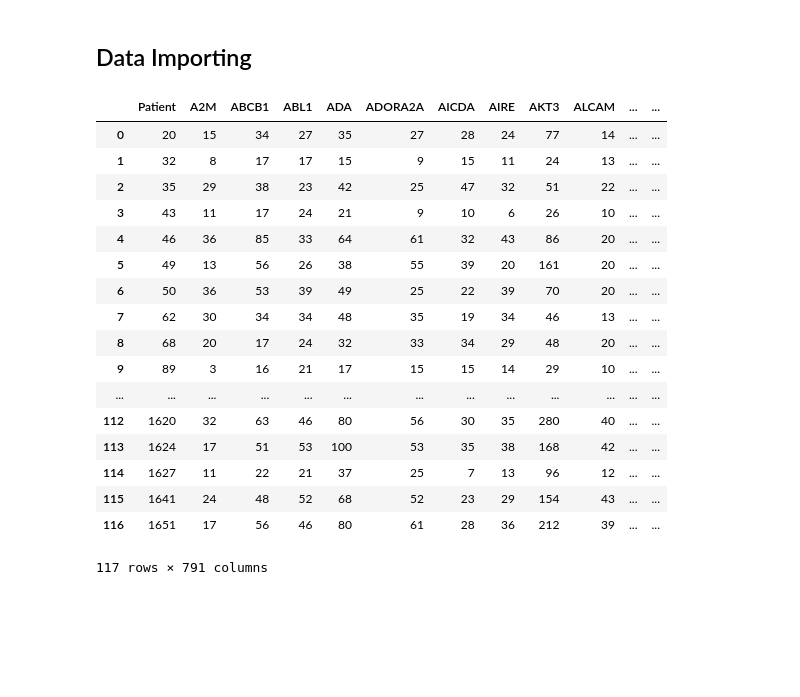
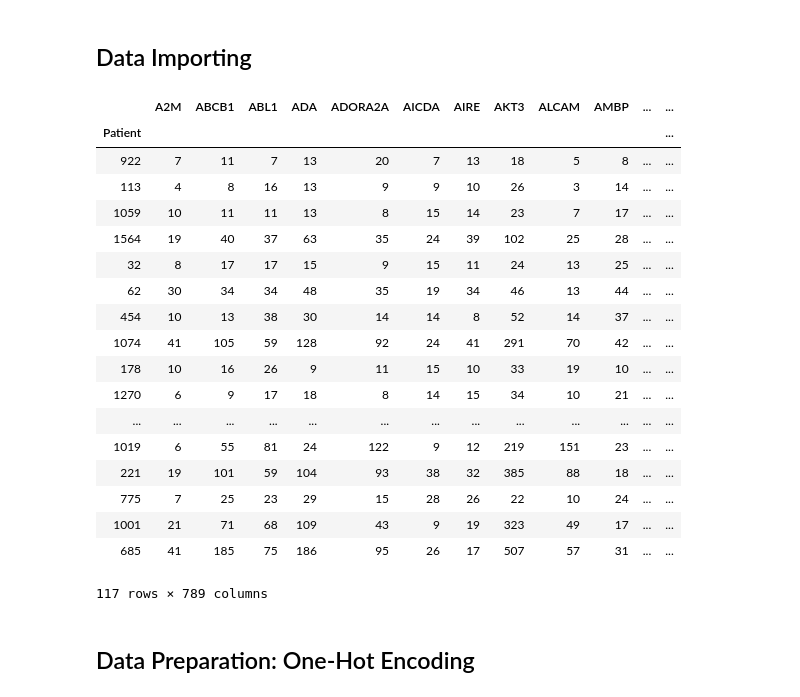
Before and after one commit to ChaojieZhang-cz/BuffyCoatTranscriptome, a Jupyter notebook: Project_2_1_v2.ipynb, the cells around one changed output. Saved outputs shown, nothing was run; the diff lists cells and outputs as text; code cells hidden in the pictures; blank space fills up the shorter version.

```diff
--- a/Project_2_1_v2.ipynb
+++ b/Project_2_1_v2.ipynb
@@ -3,24 +1,45 @@ import pandas as pd
+# %%
+import pandas as pd
+import numpy as np
+import matplotlib.pyplot as plt
+
+from sklearn.model_selection import train_test_split, cross_val_score
+from sklearn.preprocessing import StandardScaler
+from sklearn.metrics import roc_curve, auc, accuracy_score, precision_recall_fscore_support, f1_score
+
+from sklearn.linear_model import LogisticRegression
+from sklearn.neighbors import KNeighborsClassifier
+from sklearn.ensemble import RandomForestClassifier
+from sklearn.tree import DecisionTreeClassifier
+from sklearn.neural_network import MLPClassifier
+from sklearn.svm import LinearSVC
+
+pd.set_option('display.max_rows', 300)
 # %% [markdown]
 ## Data Importing
 # %%
-df = pd.read_csv("data_cleaned.csv")
+df = pd.read_csv("data_cleaned.csv", index_col=0)
+df = df.sample(frac=1.0)
 df
 # %% [output]
-|  | Patient | A2M | ABCB1 | ABL1 | ADA | ADORA2A | AICDA | AIRE | AKT3 | ALCAM | ... | ... |
-| 0 | 20 | 15 | 34 | 27 | 35 | 27 | 28 | 24 | 77 | 14 | ... | ... |
-| 1 | 32 | 8 | 17 | 17 | 15 | 9 | 15 | 11 | 24 | 13 | ... | ... |
-| 2 | 35 | 29 | 38 | 23 | 42 | 25 | 47 | 32 | 51 | 22 | ... | ... |
-| 3 | 43 | 11 | 17 | 24 | 21 | 9 | 10 | 6 | 26 | 10 | ... | ... |
-| 4 | 46 | 36 | 85 | 33 | 64 | 61 | 32 | 43 | 86 | 20 | ... | ... |
-| 5 | 49 | 13 | 56 | 26 | 38 | 55 | 39 | 20 | 161 | 20 | ... | ... |
-| 6 | 50 | 36 | 53 | 39 | 49 | 25 | 22 | 39 | 70 | 20 | ... | ... |
-| 7 | 62 | 30 | 34 | 34 | 48 | 35 | 19 | 34 | 46 | 13 | ... | ... |
-| 8 | 68 | 20 | 17 | 24 | 32 | 33 | 34 | 29 | 48 | 20 | ... | ... |
-| 9 | 89 | 3 | 16 | 21 | 17 | 15 | 15 | 14 | 29 | 10 | ... | ... |
+|  | A2M | ABCB1 | ABL1 | ADA | ADORA2A | AICDA | AIRE | AKT3 | ALCAM | AMBP | ... | ... |
+| Patient |  |  |  |  |  |  |  |  |  |  |  | ... |
+| 922 | 7 | 11 | 7 | 13 | 20 | 7 | 13 | 18 | 5 | 8 | ... | ... |
+| 113 | 4 | 8 | 16 | 13 | 9 | 9 | 10 | 26 | 3 | 14 | ... | ... |
+| 1059 | 10 | 11 | 11 | 13 | 8 | 15 | 14 | 23 | 7 | 17 | ... | ... |
+| 1564 | 19 | 40 | 37 | 63 | 35 | 24 | 39 | 102 | 25 | 28 | ... | ... |
+| 32 | 8 | 17 | 17 | 15 | 9 | 15 | 11 | 24 | 13 | 25 | ... | ... |
+| 62 | 30 | 34 | 34 | 48 | 35 | 19 | 34 | 46 | 13 | 44 | ... | ... |
+| 454 | 10 | 13 | 38 | 30 | 14 | 14 | 8 | 52 | 14 | 37 | ... | ... |
+| 1074 | 41 | 105 | 59 | 128 | 92 | 24 | 41 | 291 | 70 | 42 | ... | ... |
+| 178 | 10 | 16 | 26 | 9 | 11 | 15 | 10 | 33 | 19 | 10 | ... | ... |
+| 1270 | 6 | 9 | 17 | 18 | 8 | 14 | 15 | 34 | 10 | 21 | ... | ... |
 | ... | ... | ... | ... | ... | ... | ... | ... | ... | ... | ... | ... | ... |
-| 112 | 1620 | 32 | 63 | 46 | 80 | 56 | 30 | 35 | 280 | 40 | ... | ... |
-| 113 | 1624 | 17 | 51 | 53 | 100 | 53 | 35 | 38 | 168 | 42 | ... | ... |
-| 114 | 1627 | 11 | 22 | 21 | 37 | 25 | 7 | 13 | 96 | 12 | ... | ... |
-| 115 | 1641 | 24 | 48 | 52 | 68 | 52 | 23 | 29 | 154 | 43 | ... | ... |
-| 116 | 1651 | 17 | 56 | 46 | 80 | 61 | 28 | 36 | 212 | 39 | ... | ... |
+| 1019 | 6 | 55 | 81 | 24 | 122 | 9 | 12 | 219 | 151 | 23 | ... | ... |
+| 221 | 19 | 101 | 59 | 104 | 93 | 38 | 32 | 385 | 88 | 18 | ... | ... |
+| 775 | 7 | 25 | 23 | 29 | 15 | 28 | 26 | 22 | 10 | 24 | ... | ... |
+| 1001 | 21 | 71 | 68 | 109 | 43 | 9 | 19 | 323 | 49 | 17 | ... | ... |
+| 685 | 41 | 185 | 75 | 186 | 95 | 26 | 17 | 507 | 57 | 31 | ... | ... |
-117 rows × 791 columns
+117 rows × 789 columns
+# %% [markdown]
+## Data Preparation: One-Hot Encoding
```
Also changed, not shown: parts of 22 cells of this notebook, 4 other files.
